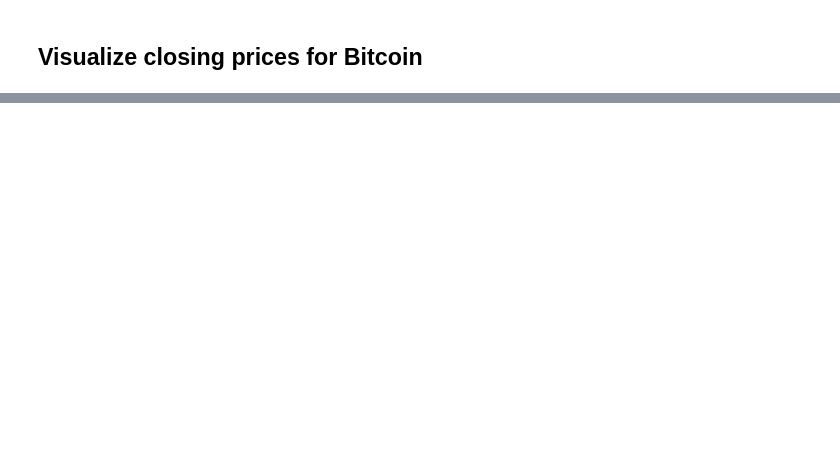
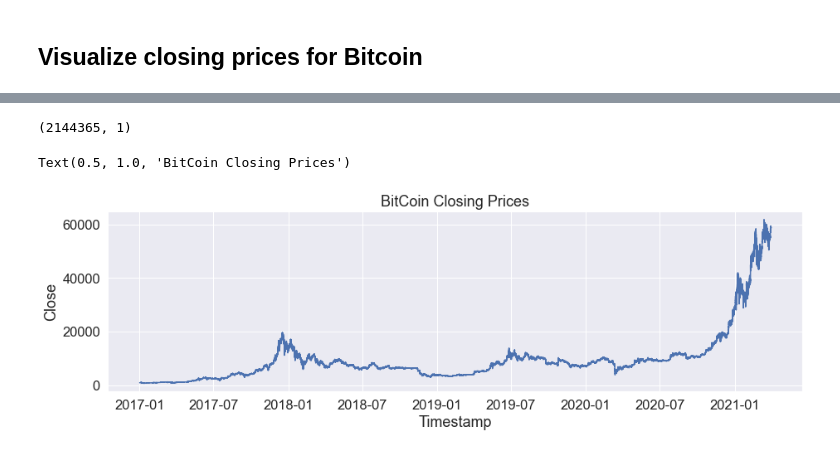
Before and after one commit to Davidchen146/OiT-Project, a Jupyter notebook: data-explore.ipynb, the cells around one changed output, grey strips where cells are left out. Saved outputs shown, nothing was run; the diff lists cells and outputs as text; code cells hidden in the pictures; blank space fills up the shorter version.

```diff
--- a/data-explore.ipynb
+++ b/data-explore.ipynb
@@ -15,8 +15,8 @@ sns.set(style="darkgrid", font_scale=1.5)
 # %% [markdown]
 ## Read the data
 # %%
-data_location = './datasets/all-crypto-currencies/crypto-markets.csv'
+data_location = './datasets/all-crypto-currencies/bitstampUSD_1-min_data_2012-01-01_to_2021-03-31.csv'
 data = pd.read_csv(data_location,
-                   parse_dates=['date'],
-                   index_col="date")
-data.head(10)
+                    parse_dates=['Timestamp'],
+                    index_col="Timestamp")
+no_missing_data = data.dropna(subset=['Close'])
@@ -35,0 +23,4 @@ data.head(10)
+# %%
+dates = pd.to_datetime(no_missing_data.index, unit='s')
+no_missing_data.index = dates
+no_missing_data.tail(10)
@@ -35,0 +40,3 @@ data.head(10)
+# %%
+cropped = no_missing_data[no_missing_data.index.year>2016].copy()
+cropped
@@ -42,0 +77,10 @@ bit_open = data.query('slug=="bitcoin"').copy()
+# %%
+bit_close.shape
+# %% [output]
+(2144365, 1)
+# %%
+plt.figure(figsize=(15,4))
+(sns.lineplot(x=cropped.index, y="Close", data=cropped).set_title("BitCoin Closing Prices"))
+# %% [output]
+Text(0.5, 1.0, 'BitCoin Closing Prices')
+[figure, added]
```
Also changed, not shown: parts of 13 cells of this notebook, 2 other files.
